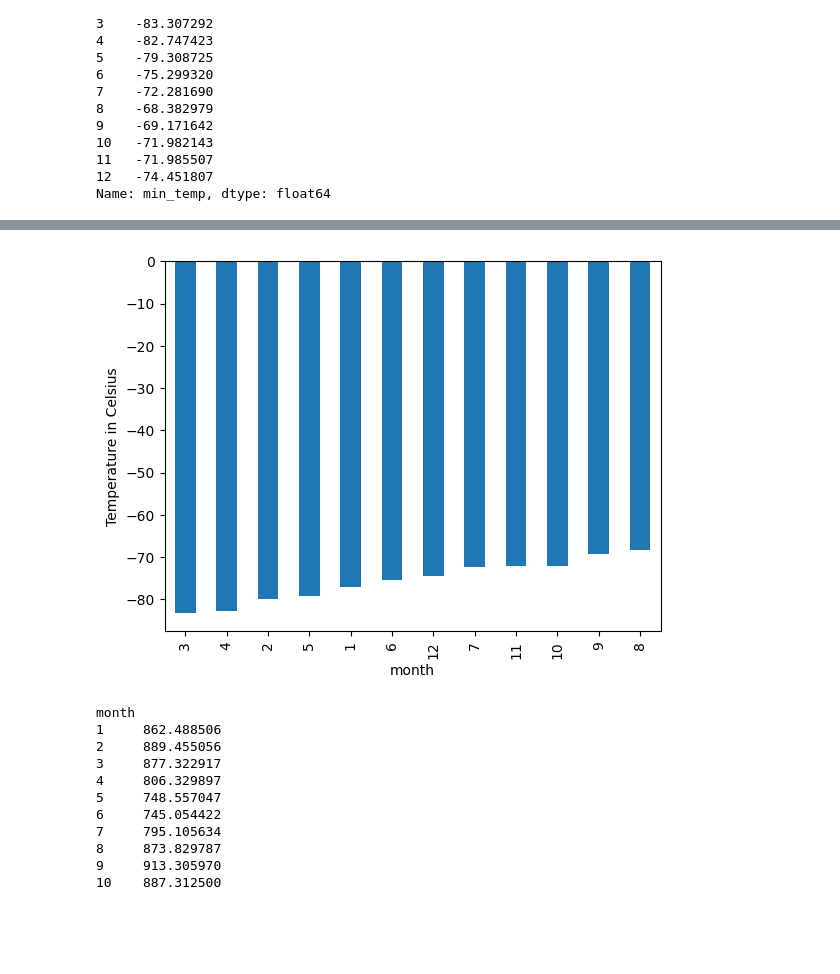
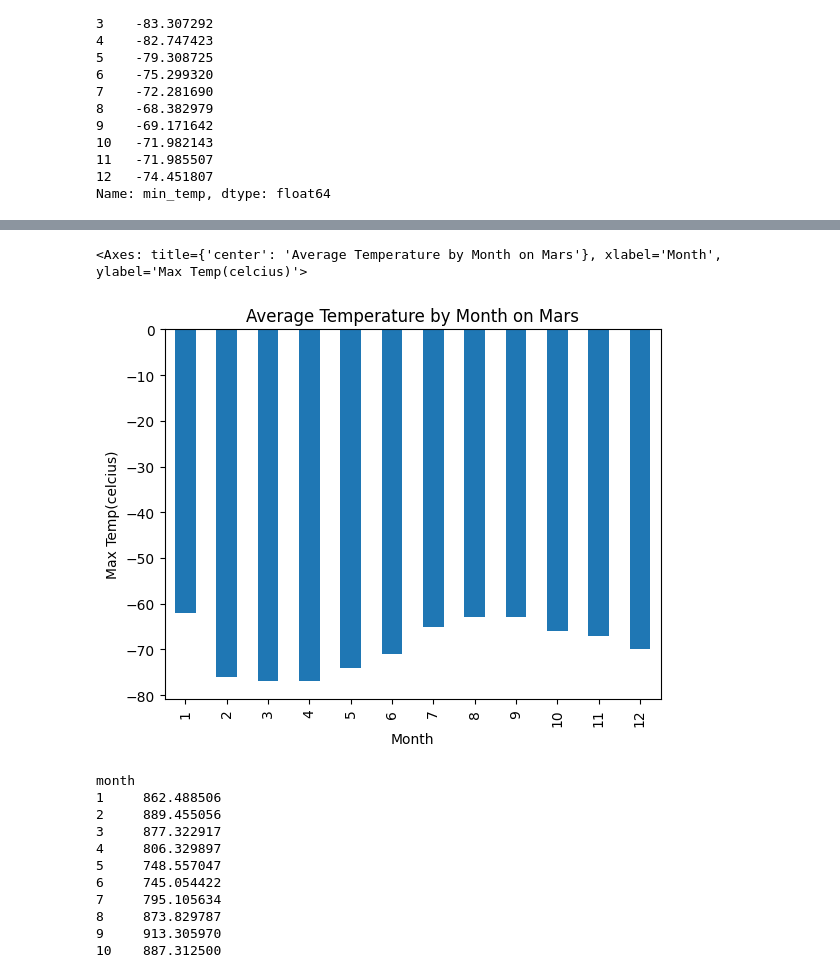
Before and after one commit to derekjohnson7/data-collection, a Jupyter notebook: Starter_Code/part_2_mars_weather.ipynb, the cells around one changed output, grey strips where cells are left out. Saved outputs shown, nothing was run; the diff lists cells and outputs as text; code cells hidden in the pictures; blank space fills up the shorter version.

```diff
--- a/Starter_Code/part_2_mars_weather.ipynb
+++ b/Starter_Code/part_2_mars_weather.ipynb
@@ -212,6 +212,10 @@ avg_temp.plot(kind='bar', xlabel='Month', ylabel='AVG Temp(celcius)', title='Ave
+# %%
+max_temp = mars_df.groupby('month')['min_temp'].max()
 # %%
 # Identify the coldest and hottest months in Curiosity's location
+max_temp.plot(kind='bar', xlabel='Month', ylabel='Max Temp(celcius)', title='Average Temperature by Month on Mars')
 # %% [output]
+<Axes: title={'center': 'Average Temperature by Month on Mars'}, xlabel='Month', ylabel='Max Temp(celcius)'>
-[figure, old version]
+[figure, new version]
 # %%
 # 4. Average pressure by Martian month
```
Also changed, not shown: parts of 4 cells of this notebook, 1 other file.
